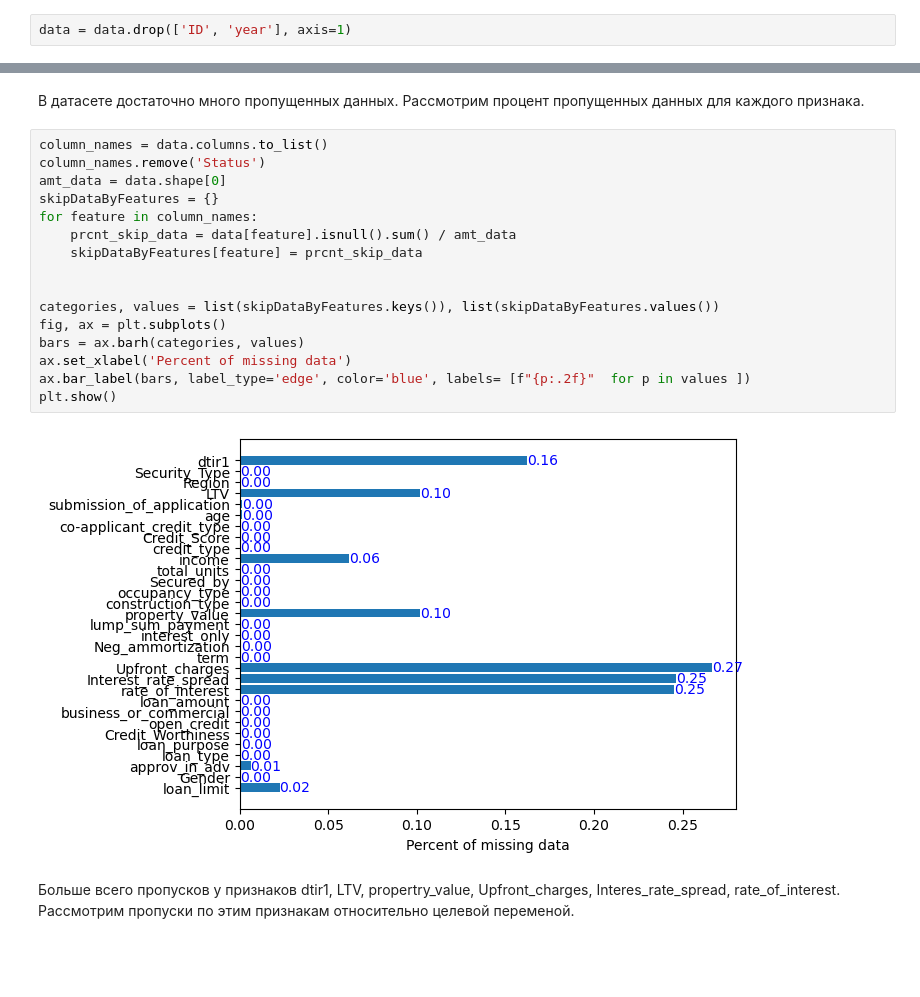
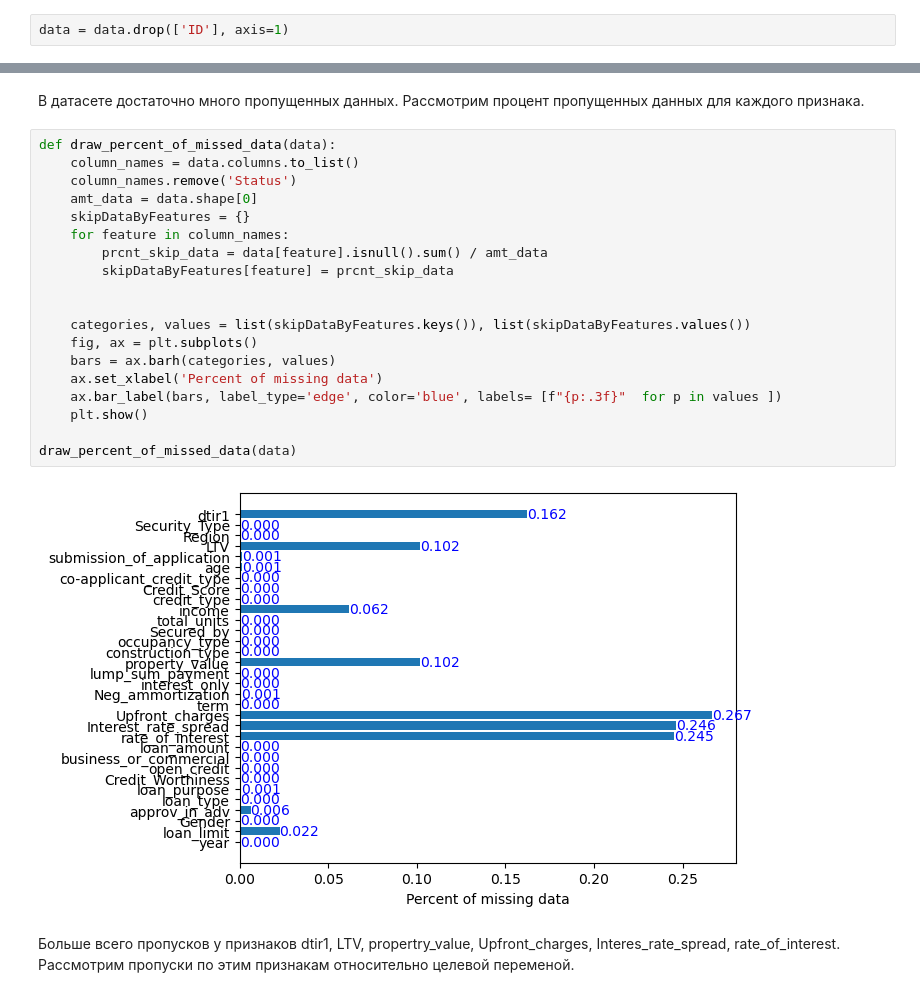
Before and after one commit to StoryTeller72/CreditScoring, a Jupyter notebook: CreditScore.ipynb, the cells around one changed output, grey strips where cells are left out. Cells and saved outputs as stored; diff of their text form; blank space fills up the shorter version.

```diff
--- a/CreditScore.ipynb
+++ b/CreditScore.ipynb
@@ -87,5 +87,5 @@ None
 # %%
-data = data.drop(['ID', 'year'], axis=1)
+data = data.drop(['ID'], axis=1)
 # %% [markdown]
 ## 1.1 Распределение целевой переменной
 # %% [markdown]
@@ -106,23 +108,26 @@ for index in percent_class.keys():
 # %% [markdown]
 В датасете достаточно много пропущенных данных. Рассмотрим процент пропущенных данных для каждого признака.
 # %%
-column_names = data.columns.to_list()
-column_names.remove('Status')
-amt_data = data.shape[0]
-skipDataByFeatures = {}
-for feature in column_names:
-    prcnt_skip_data = data[feature].isnull().sum() / amt_data
-    skipDataByFeatures[feature] = prcnt_skip_data
+def draw_percent_of_missed_data(data):
+    column_names = data.columns.to_list()
+    column_names.remove('Status')
+    amt_data = data.shape[0]
+    skipDataByFeatures = {}
+    for feature in column_names:
+        prcnt_skip_data = data[feature].isnull().sum() / amt_data
+        skipDataByFeatures[feature] = prcnt_skip_data
 
 
-categories, values = list(skipDataByFeatures.keys()), list(skipDataByFeatures.values())
-fig, ax = plt.subplots()
-bars = ax.barh(categories, values)
-ax.set_xlabel('Percent of missing data')
-ax.bar_label(bars, label_type='edge', color='blue', labels= [f"{p:.2f}"  for p in values ])
-plt.show()
+    categories, values = list(skipDataByFeatures.keys()), list(skipDataByFeatures.values())
+    fig, ax = plt.subplots()
+    bars = ax.barh(categories, values)
+    ax.set_xlabel('Percent of missing data')
+    ax.bar_label(bars, label_type='edge', color='blue', labels= [f"{p:.3f}"  for p in values ])
+    plt.show()
+
+draw_percent_of_missed_data(data)
 # %% [output]
-[figure, old version]
+[figure, new version]
 # %% [markdown]
 Больше всего пропусков у признаков dtir1, LTV, propertry_value, Upfront_charges, Interes_rate_spread, rate_of_interest. Рассмотрим пропуски по этим признакам относительно целевой переменой.
 # %%
```
Also changed, not shown: parts of 57 cells of this notebook, 6 other files.
